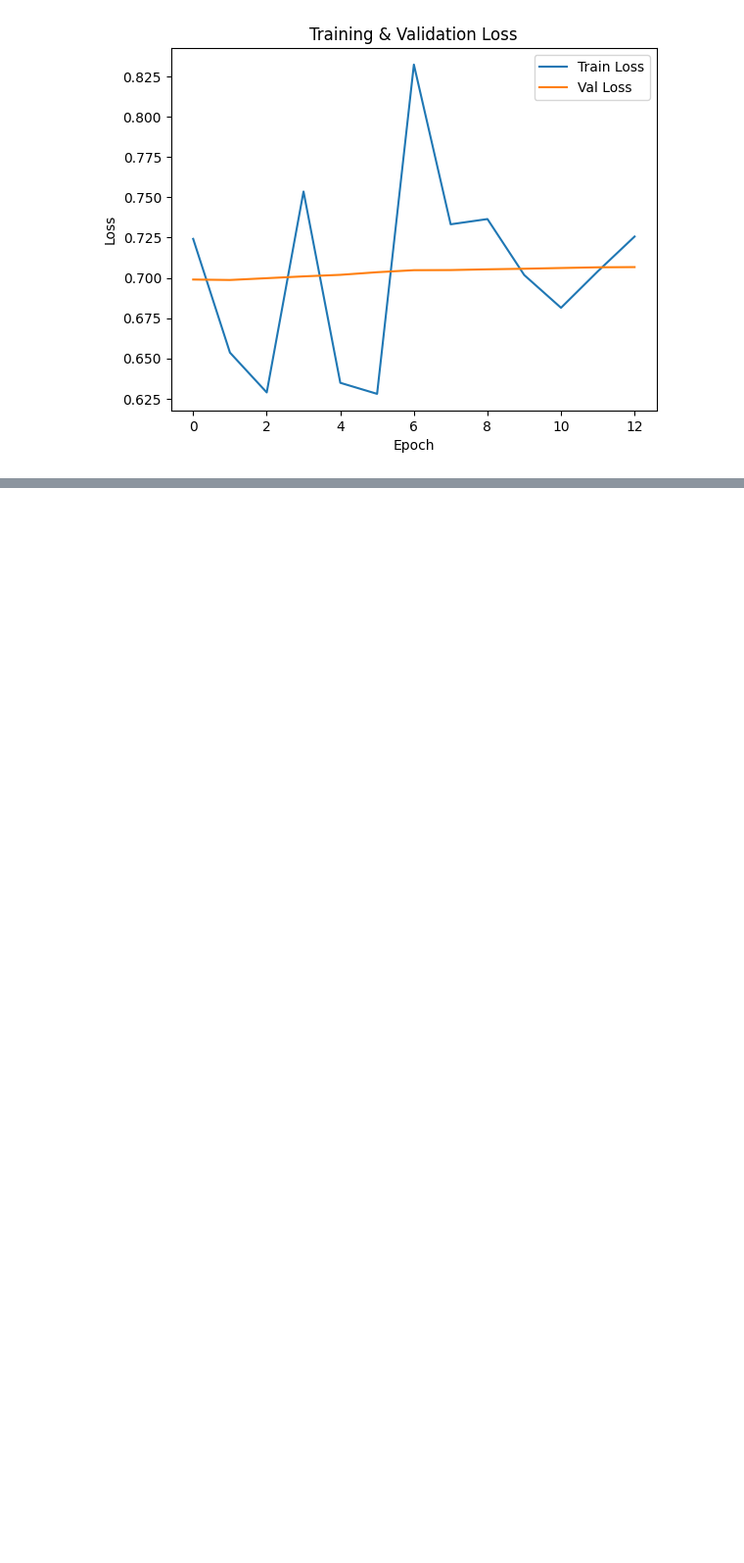
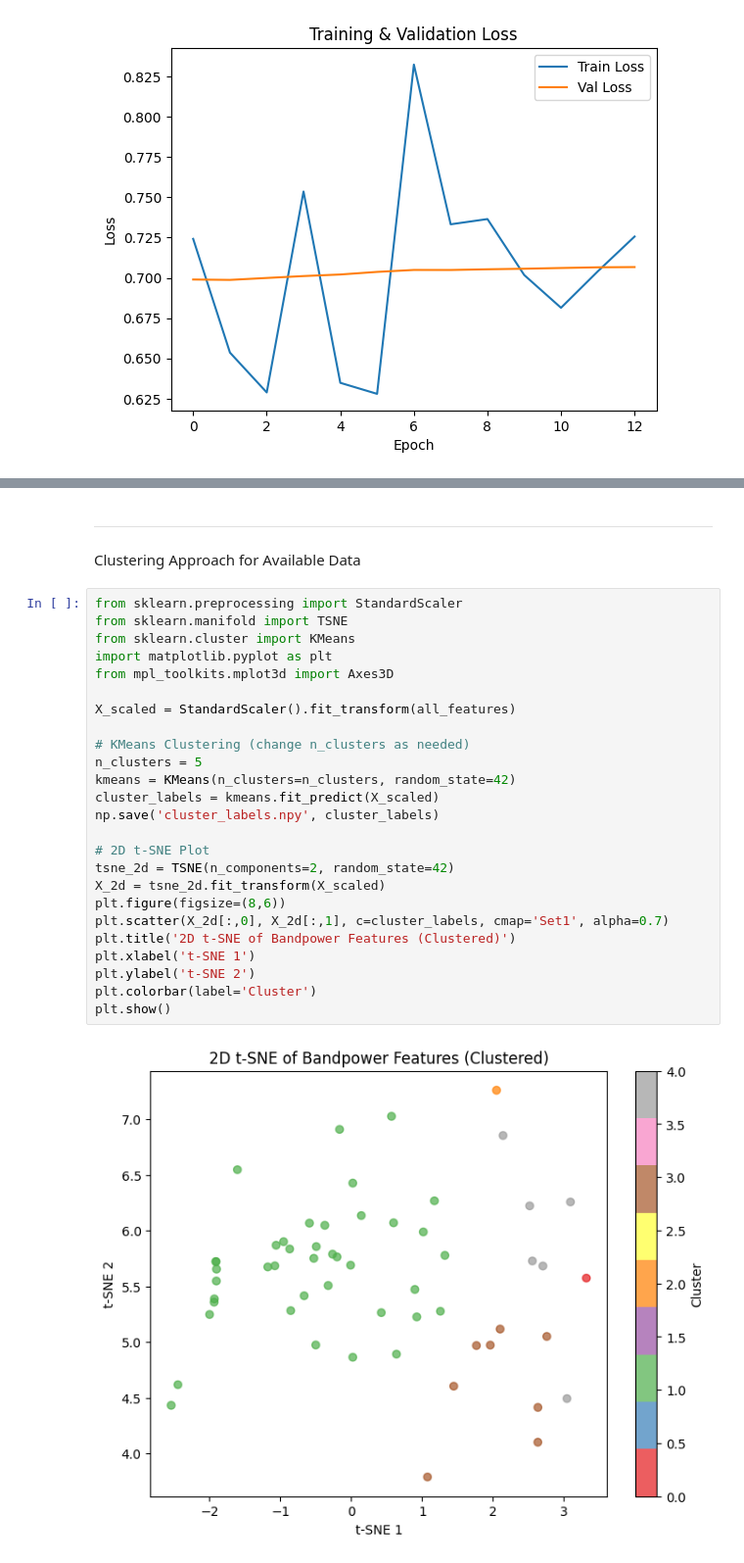
Before and after one commit to Nuha-Aamir/Autism-Detection-Tool-Using-EEG-Signal, a Jupyter notebook: EEG_GCN_Pipeline_V1_0.ipynb, the cells around one changed output, grey strips where cells are left out. Shown at 98% size. Cells and saved outputs as stored; diff of their text form; blank space fills up the shorter version.

```diff
--- a/EEG_GCN_Pipeline_V1_0.ipynb
+++ b/EEG_GCN_Pipeline_V1_0.ipynb
@@ -291,0 +452,31 @@ plt.show()
+# %% [markdown]
+---
+# %% [markdown]
+Clustering Approach for Available Data
+# %%
+from sklearn.preprocessing import StandardScaler
+from sklearn.manifold import TSNE
+from sklearn.cluster import KMeans
+import matplotlib.pyplot as plt
+from mpl_toolkits.mplot3d import Axes3D
+
+X_scaled = StandardScaler().fit_transform(all_features)
+
+# KMeans Clustering (change n_clusters as needed)
+n_clusters = 5
+kmeans = KMeans(n_clusters=n_clusters, random_state=42)
+cluster_labels = kmeans.fit_predict(X_scaled)
+np.save('cluster_labels.npy', cluster_labels)
+
+# 2D t-SNE Plot
+tsne_2d = TSNE(n_components=2, random_state=42)
+X_2d = tsne_2d.fit_transform(X_scaled)
+plt.figure(figsize=(8,6))
+plt.scatter(X_2d[:,0], X_2d[:,1], c=cluster_labels, cmap='Set1', alpha=0.7)
+plt.title('2D t-SNE of Bandpower Features (Clustered)')
+plt.xlabel('t-SNE 1')
+plt.ylabel('t-SNE 2')
+plt.colorbar(label='Cluster')
+plt.show()
+# %% [output]
+[figure, added]
```
Also changed, not shown: parts of 6 cells of this notebook.
